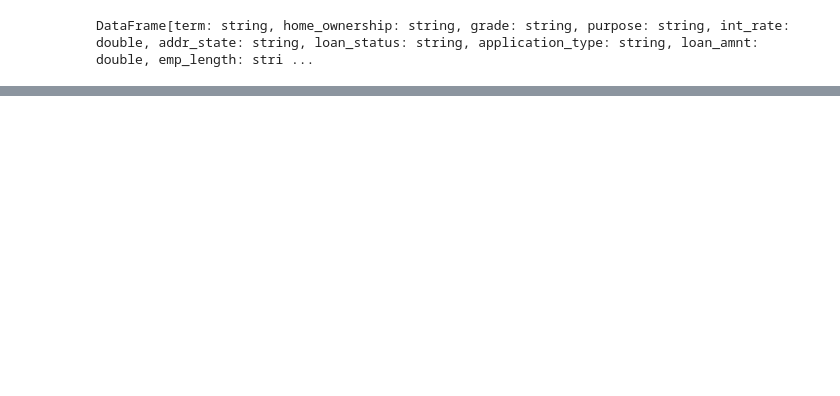
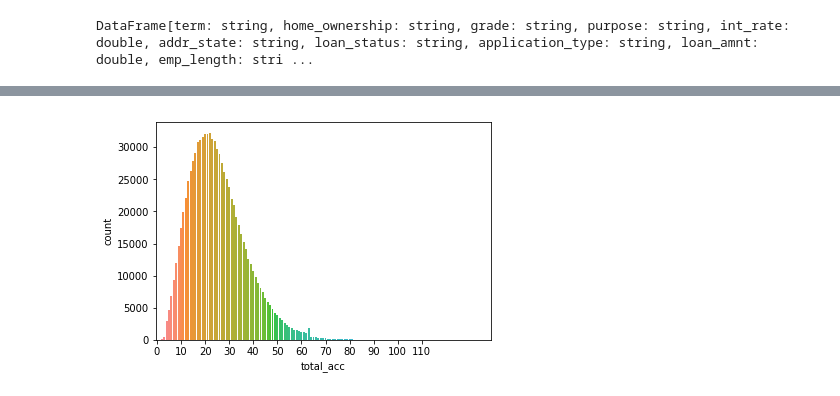
Before and after one commit to aman-tewari/demo, a Jupyter notebook: Demo.ipynb, the cells around one changed output, grey strips where cells are left out. Cells and saved outputs as stored; diff of their text form; code cells hidden in the pictures; blank space fills up the shorter version.

```diff
--- a/Demo.ipynb
+++ b/Demo.ipynb
@@ -621,0 +640,10 @@ DataFrame[term: string, home_ownership: string, grade: string, purpose: string,
+# %%
+import numpy as np
+plt.clf()
+sns.countplot(pd_df.loc[pd_df['total_acc']<120, 'total_acc'], order=sorted(pd_df['total_acc'].unique()), saturation=1)
+_,_ = plt.xticks(np.arange(0,120,10), np.arange(0,120,10))
+plt.xlabel('total_acc')
+plt.ylabel('count')
+display()
+# %% [output]
+[figure, added]
```
Also changed, not shown: parts of 3 cells of this notebook.
